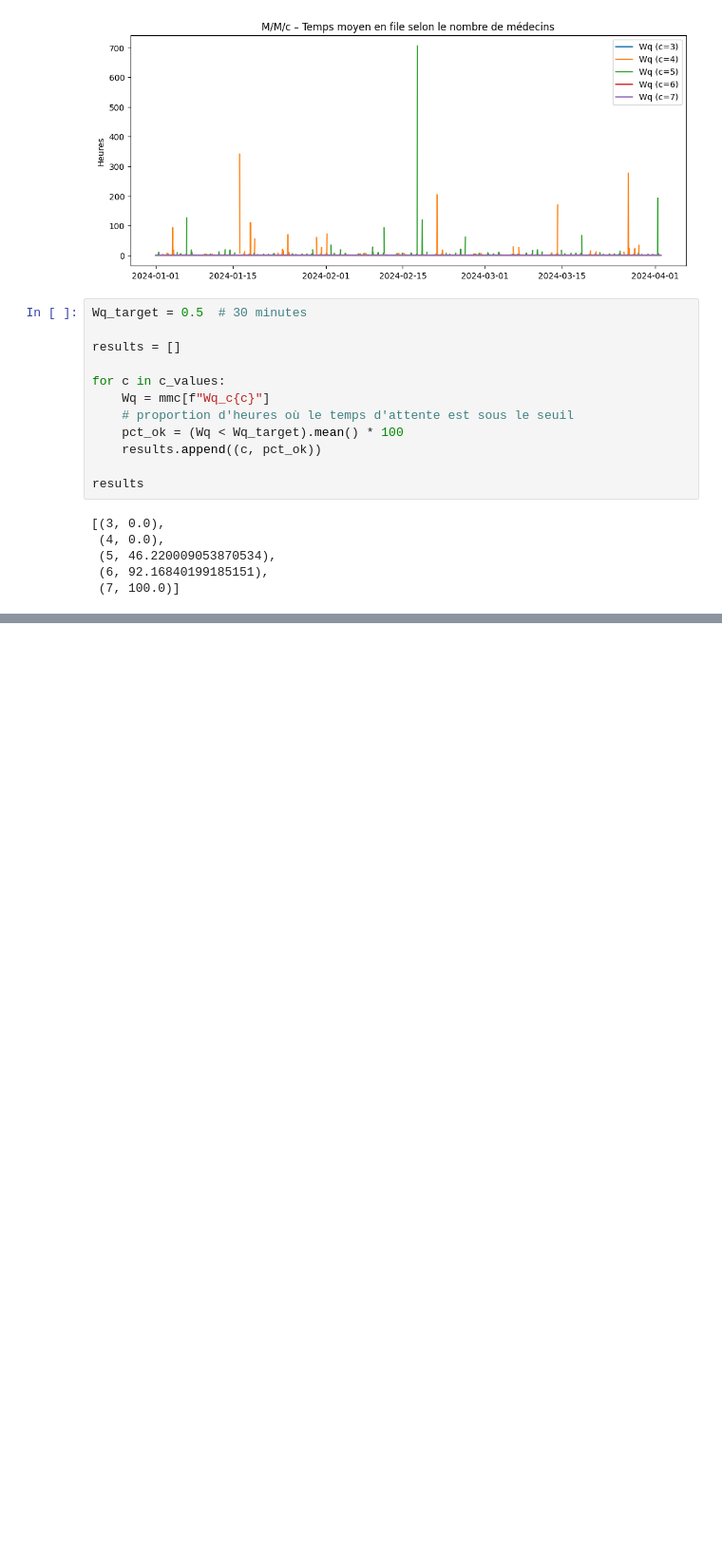
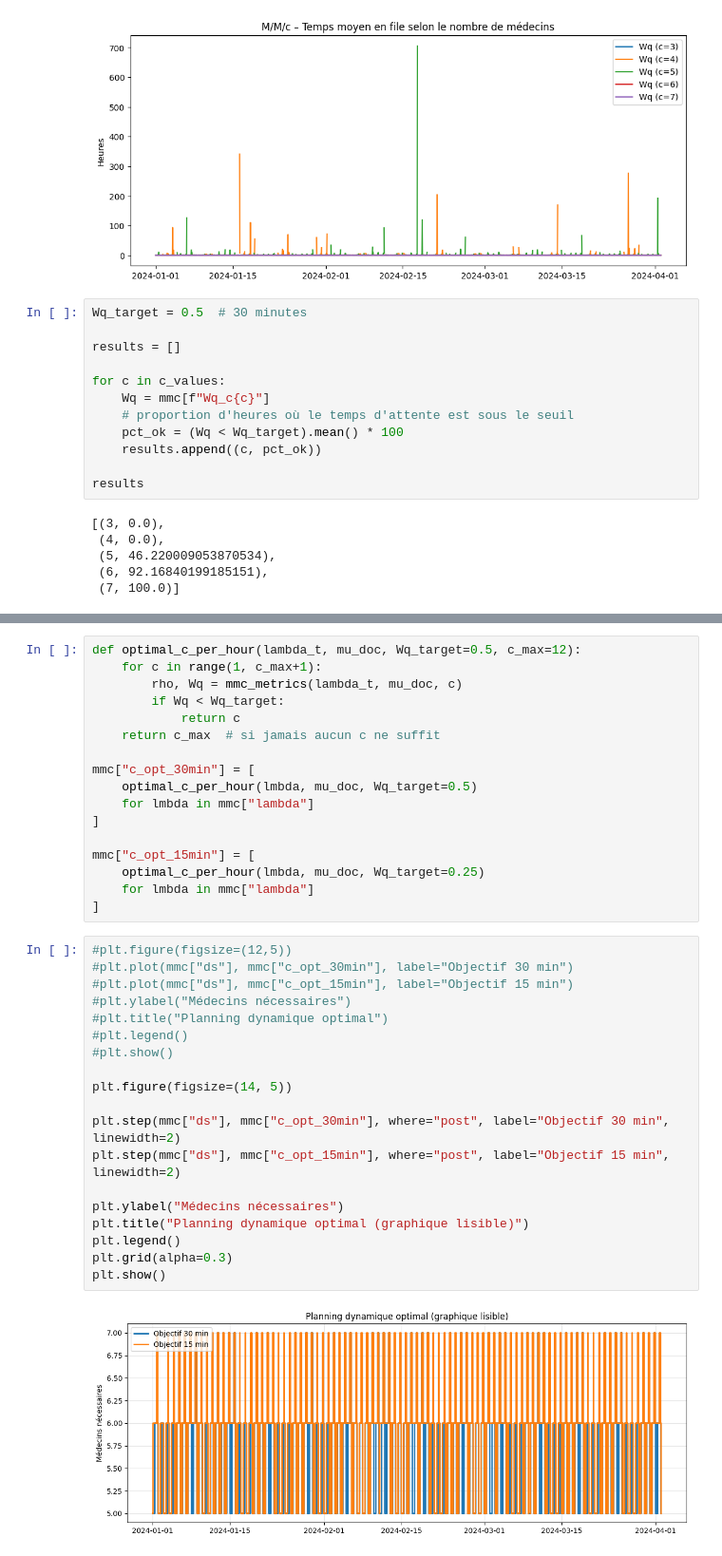
Before and after one commit to John-dotcom-cyber/hospital-emergency-optimizer, a Jupyter notebook: notebooks/prediction/prediction_basique.ipynb, the cells around one changed output, grey strips where cells are left out. Shown at 95% size. Cells and saved outputs as stored; diff of their text form; blank space fills up the shorter version.

```diff
--- a/notebooks/prediction/prediction_basique.ipynb
+++ b/notebooks/prediction/prediction_basique.ipynb
@@ -221,0 +282,38 @@ results
+# %%
+def optimal_c_per_hour(lambda_t, mu_doc, Wq_target=0.5, c_max=12):
+    for c in range(1, c_max+1):
+        rho, Wq = mmc_metrics(lambda_t, mu_doc, c)
+        if Wq < Wq_target:
+            return c
+    return c_max  # si jamais aucun c ne suffit
+
+mmc["c_opt_30min"] = [
+    optimal_c_per_hour(lmbda, mu_doc, Wq_target=0.5)
+    for lmbda in mmc["lambda"]
+]
+
+mmc["c_opt_15min"] = [
+    optimal_c_per_hour(lmbda, mu_doc, Wq_target=0.25)
+    for lmbda in mmc["lambda"]
+]
+# %%
+#plt.figure(figsize=(12,5))
+#plt.plot(mmc["ds"], mmc["c_opt_30min"], label="Objectif 30 min")
+#plt.plot(mmc["ds"], mmc["c_opt_15min"], label="Objectif 15 min")
+#plt.ylabel("Médecins nécessaires")
+#plt.title("Planning dynamique optimal")
+#plt.legend()
+#plt.show()
+
+plt.figure(figsize=(14, 5))
+
+plt.step(mmc["ds"], mmc["c_opt_30min"], where="post", label="Objectif 30 min", linewidth=2)
+plt.step(mmc["ds"], mmc["c_opt_15min"], where="post", label="Objectif 15 min", linewidth=2)
+
+plt.ylabel("Médecins nécessaires")
+plt.title("Planning dynamique optimal (graphique lisible)")
+plt.legend()
+plt.grid(alpha=0.3)
+plt.show()
+# %% [output]
+[figure, added]
```
Also changed, not shown: parts of 11 cells of this notebook.
